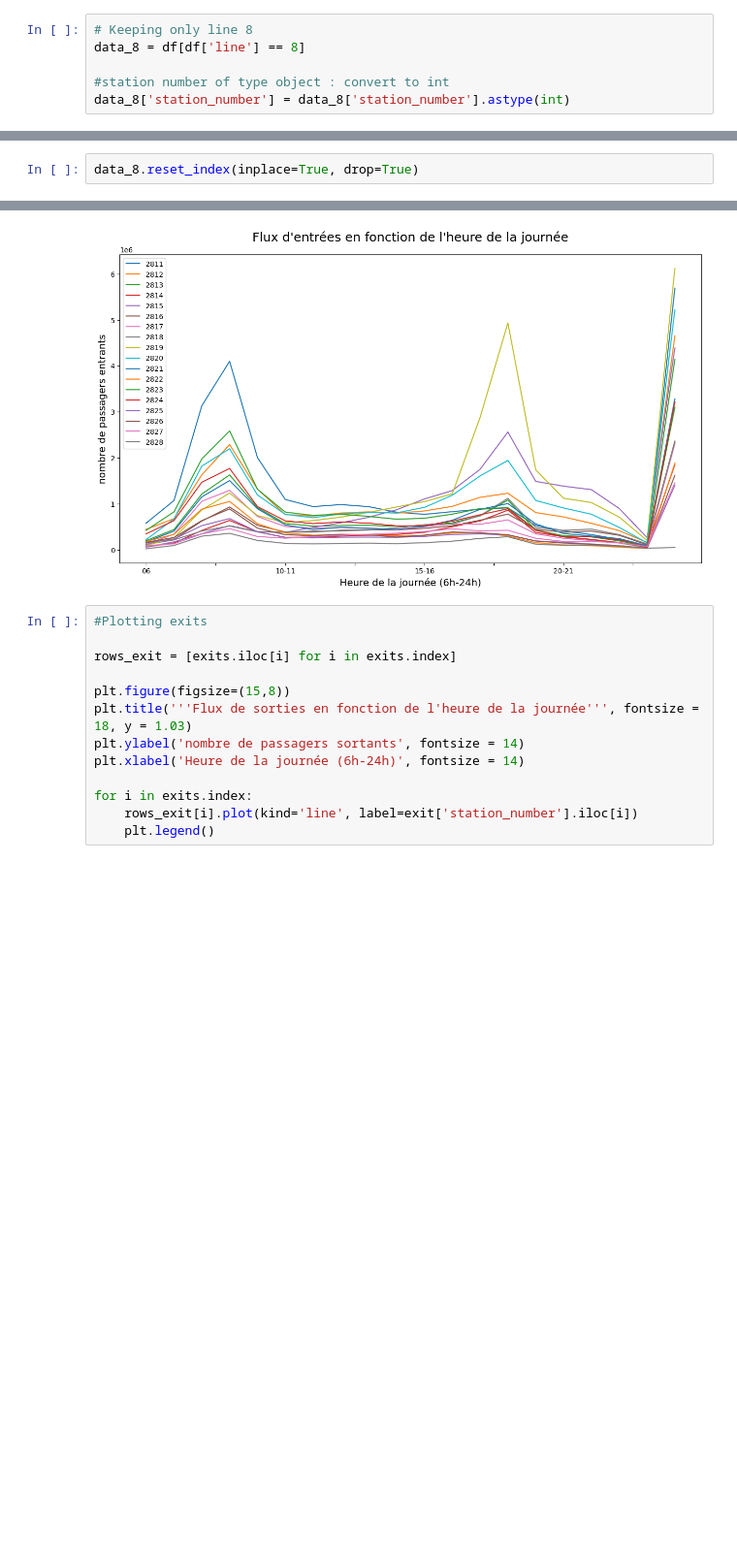
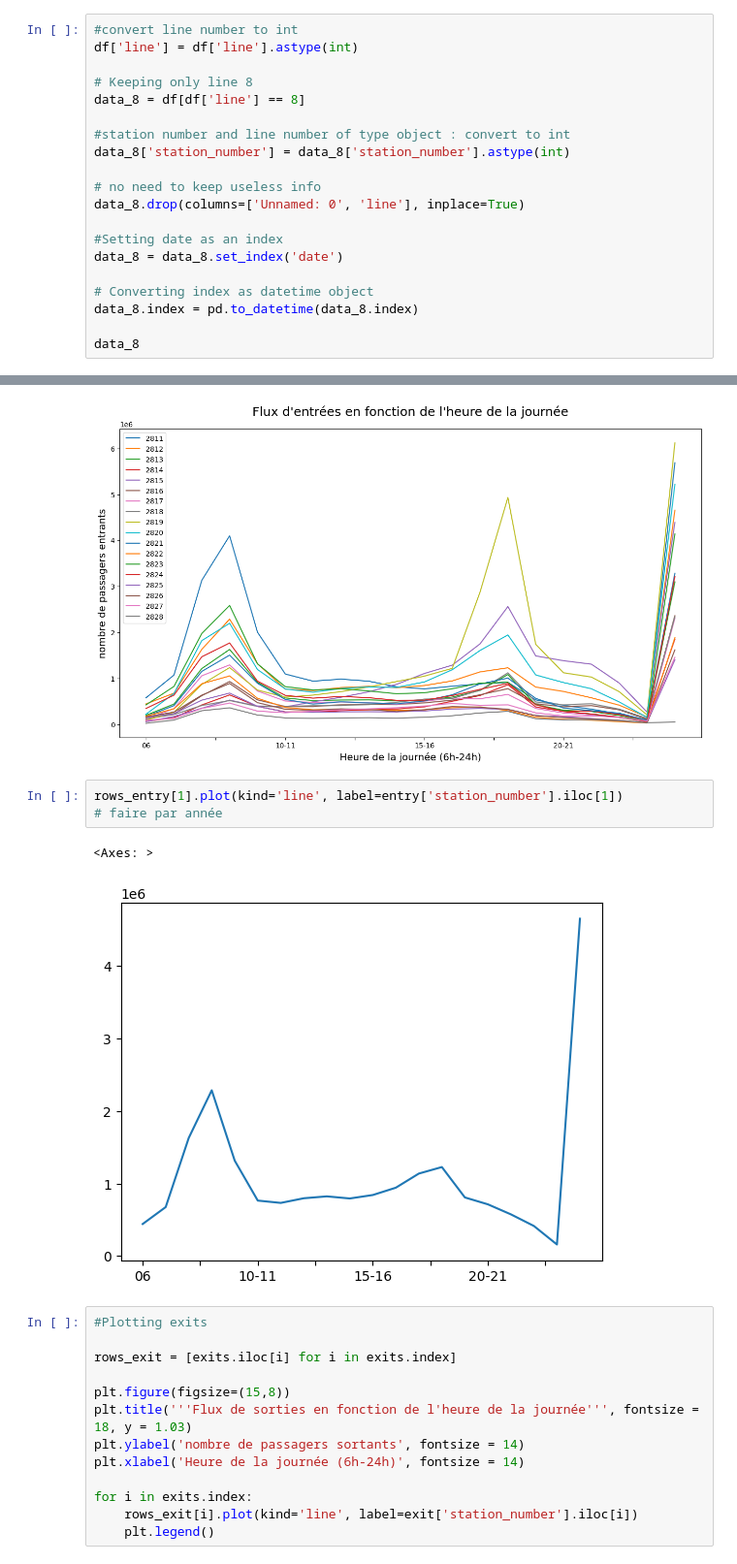
Before and after one commit to Arizona3000/metro_seoul, a Jupyter notebook: notebooks/exploration.ipynb, the cells around one changed output, grey strips where cells are left out. Shown at 97% size. Cells and saved outputs as stored; diff of their text form; blank space fills up the shorter version.

Commit message:
graphs en cours de réalisation

```diff
--- a/notebooks/exploration.ipynb
+++ b/notebooks/exploration.ipynb
@@ -18,9 +18,23 @@ df['line'] = df['line'].astype(int)
 # %%
+#convert line number to int
+df['line'] = df['line'].astype(int)
+
 # Keeping only line 8
 data_8 = df[df['line'] == 8]
 
-#station number of type object : convert to int
+#station number and line number of type object : convert to int
 data_8['station_number'] = data_8['station_number'].astype(int)
+
+# no need to keep useless info
+data_8.drop(columns=['Unnamed: 0', 'line'], inplace=True)
+
+#Setting date as an index
+data_8 = data_8.set_index('date')
+
+# Converting index as datetime object
+data_8.index = pd.to_datetime(data_8.index)
+
+data_8
 # %% [output]
 A value is trying to be set on a copy of a slice from a DataFrame.
 Try using .loc[row_indexer,col_indexer] = value instead
@@ -30,2 +61,0 @@ See the caveats in the documentation: https://pandas.pydata.org/pandas-docs/stab
-# %%
-data_8.reset_index(inplace=True, drop=True)
@@ -108,6 +111,12 @@ for i in entries.index:
     plt.legend()
 # %% [output]
 [figure]
+# %%
+rows_entry[1].plot(kind='line', label=entry['station_number'].iloc[1])
+# faire par année
+# %% [output]
+<Axes: >
+[figure, added]
 # %%
 #Plotting exits
 
```
Also changed, not shown: parts of 18 cells of this notebook.
